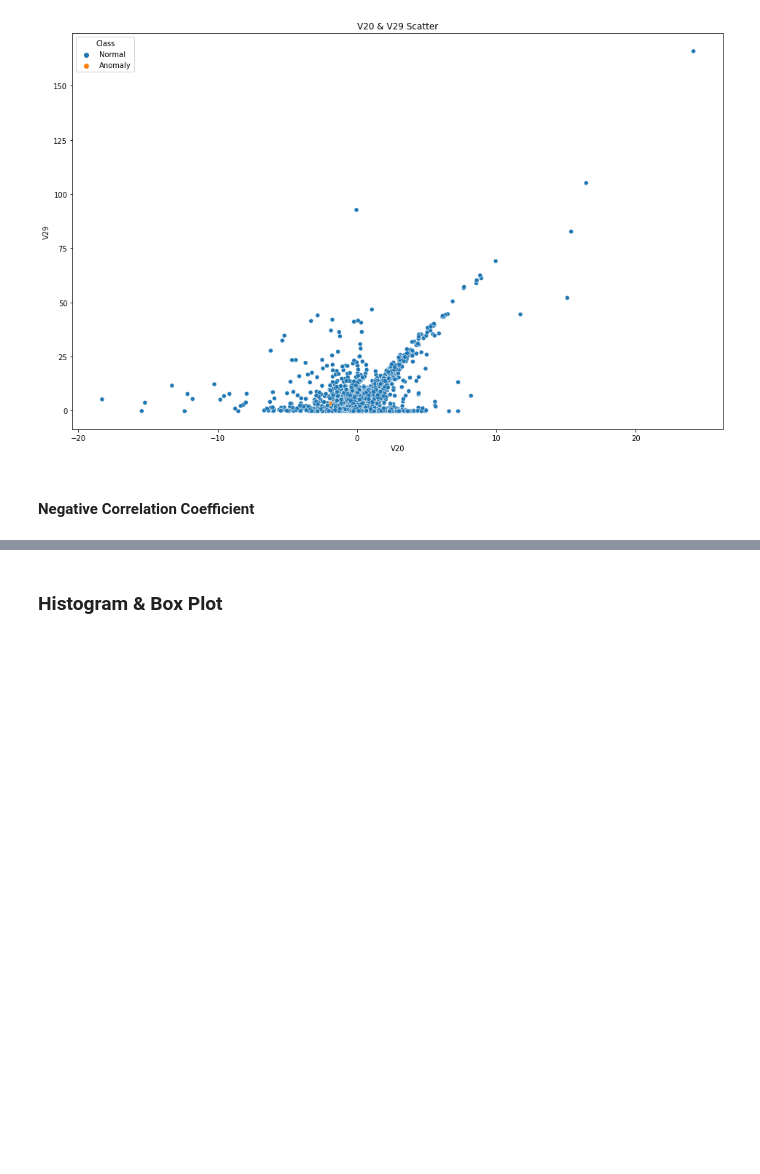
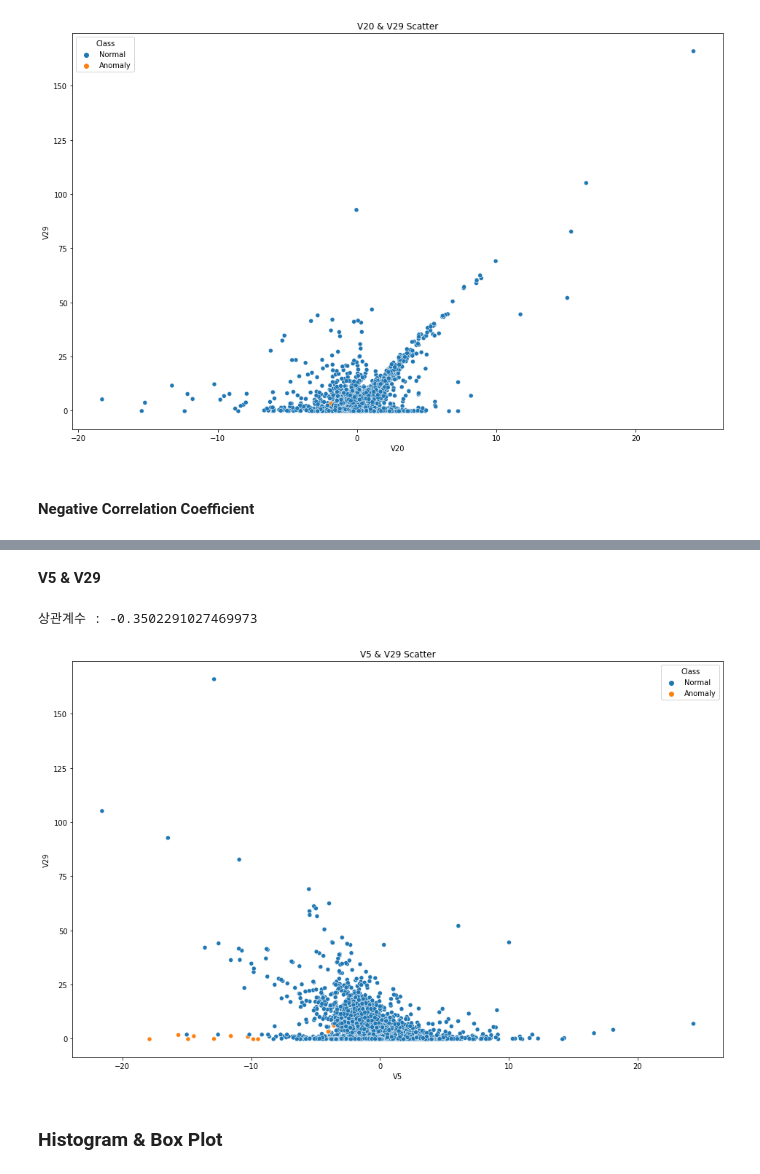
Before and after one commit to namwootree/Dacrew-4th, a Jupyter notebook: [번외편]_EDA.ipynb, the cells around one changed output, grey strips where cells are left out. Cells and saved outputs as stored; diff of their text form; code cells hidden in the pictures; blank space fills up the shorter version.

```diff
--- a/[번외편]_EDA.ipynb
+++ b/[번외편]_EDA.ipynb
@@ -312,3 +324,10 @@ scatter_plot(data=val, x='V20', y='V29', hue='Class')
+# %% [markdown]
+**V5 & V29**
+# %%
+scatter_plot(data=val, x='V5', y='V29', hue='Class')
+# %% [output]
+상관계수 : -0.3502291027469973
+[figure, added]
 # %% [markdown]
 ### Histogram & Box Plot
 # %%
```
Also changed, not shown: parts of 5 cells of this notebook.
